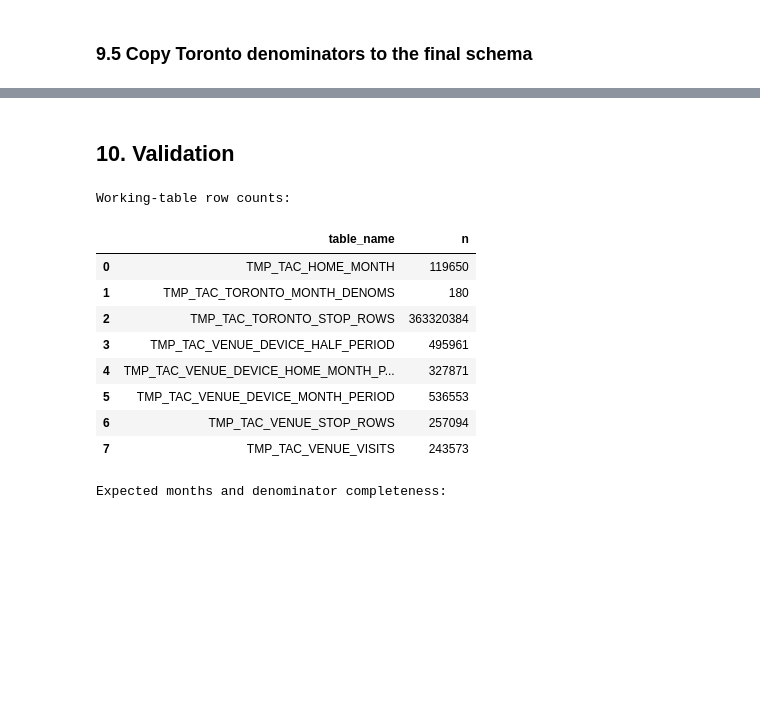
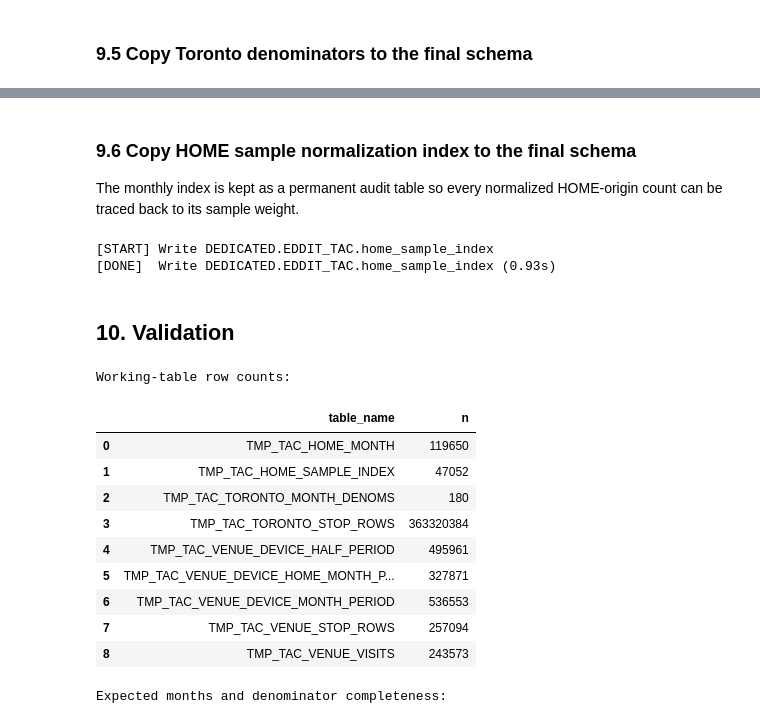
Before and after one commit to schoolofcities/eddit-tac, a Jupyter notebook: analysis/activity/tac_venues_stops_homes.ipynb, the cells around one changed output, grey strips where cells are left out. Drawn from its saved outputs; the diff is of its cells as text; code cells hidden in the pictures; blank space fills up the shorter version.

Commit message:
Re-run activity query on updated venue list and normalize

```diff
--- a/analysis/activity/tac_venues_stops_homes.ipynb
+++ b/analysis/activity/tac_venues_stops_homes.ipynb
@@ -102,6 +123,7 @@ OUT_TABLE_VENUES_REPEAT = f"{OUT_SCHEMA}.venues_repeat_visitors"
 OUT_TABLE_VENUES_HOMES_MONTHLY = f"{OUT_SCHEMA}.venues_homes_monthly"
 OUT_TABLE_VENUES_HOMES = f"{OUT_SCHEMA}.venues_homes"
 OUT_TABLE_TORONTO_DENOMS = f"{OUT_SCHEMA}.toronto_month_denoms"
+OUT_TABLE_HOME_SAMPLE_INDEX = f"{OUT_SCHEMA}.home_sample_index"
 OUT_TABLE_GEOHASH_DIAGNOSTICS = f"{OUT_SCHEMA}.venues_geohash9_diagnostics"
 
 # -------------------------------------------------------------------
@@ -129,6 +151,20 @@ VISIT_MERGE_GAP_MINUTES = 60
 TIME_PERIODS = ["all", "weekdays", "weekends", "nine-five", "evening"]
 
 # -------------------------------------------------------------------
+# Sample normalization
+# -------------------------------------------------------------------
+NORMALIZATION_BASELINE_START = 20230701
+NORMALIZATION_BASELINE_END = 20231231
+NORMALIZATION_MIN_BASELINE_SAMPLE = 30
+
+# One fixed snapshot per week. Exact-date filtering allows Snowflake to prune
+# DEVICE_RECURRING_AREA much more efficiently than discovering all snapshot dates.
+NORMALIZATION_WEEKLY_DATES = [
+    int(d.strftime("%Y%m%d"))
+    for d in pd.date_range("2023-07-03", "2026-06-29", freq="7D")
+]
+
+# -------------------------------------------------------------------
 # Local files
 # -------------------------------------------------------------------
 VENUES_PATH = "./venues-boundaries.geo.json"
@@ -154,6 +190,7 @@ TMP_VENUE_VISITS = f"{TMP_SCHEMA}.TMP_TAC_VENUE_VISITS"
 TMP_VENUE_DEVICE_MONTH_PERIOD = f"{TMP_SCHEMA}.TMP_TAC_VENUE_DEVICE_MONTH_PERIOD"
 TMP_VENUE_DEVICE_HALF_PERIOD = f"{TMP_SCHEMA}.TMP_TAC_VENUE_DEVICE_HALF_PERIOD"
 TMP_HOME_MONTH = f"{TMP_SCHEMA}.TMP_TAC_HOME_MONTH"
+TMP_HOME_SAMPLE_INDEX = f"{TMP_SCHEMA}.TMP_TAC_HOME_SAMPLE_INDEX"
 TMP_VENUE_DEVICE_HOME_MONTH_PERIOD = f"{TMP_SCHEMA}.TMP_TAC_VENUE_DEVICE_HOME_MONTH_PERIOD"
 
 # Pilot tables use a separate prefix and do not overwrite full-run tables.
@@ -170,6 +207,12 @@ PILOT_DEVICE_HOME_MONTH_PERIOD = f"{PILOT_PREFIX}_DEVICE_HOME_MONTH_PERIOD"
 print(f"Study period: {DATE_START}–{DATE_END}")
 print(f"Pilot period: {PILOT_DATE_START}–{PILOT_DATE_END}")
 print(f"Visit merge gap: {VISIT_MERGE_GAP_MINUTES} minutes")
+print(f"Normalization weekly snapshots: {len(NORMALIZATION_WEEKLY_DATES):,}")
+print(
+    "Normalization baseline: "
+    f"{NORMALIZATION_BASELINE_START}–{NORMALIZATION_BASELINE_END}; "
+    f"minimum direct geohash6 baseline sample: {NORMALIZATION_MIN_BASELINE_SAMPLE}"
+)
 # %% [output]
 Study period: 20230701–20260630
 Pilot period: 20230701–20230930
@@ -1677,30 +1980,61 @@ with timer(f"Write {OUT_TABLE_TORONTO_DENOMS}"):
+# %% [markdown]
+### 9.6 Copy HOME sample normalization index to the final schema
+
+The monthly index is kept as a permanent audit table so every normalized HOME-origin count can be traced back to its sample weight.
+# %%
+copy_home_sample_index_sql = f"""
+CREATE OR REPLACE TABLE {OUT_TABLE_HOME_SAMPLE_INDEX} AS
+SELECT
+    year_month,
+    home_geohash6,
+    current_sample,
+    weekly_snapshots,
+    baseline_sample,
+    baseline_cv,
+    baseline_weekly_snapshots,
+    sample_index,
+    sample_ratio,
+    toronto_current_sample,
+    toronto_baseline_sample,
+    toronto_sample_ratio,
+    applied_sample_ratio,
+    normalization_method
+FROM {TMP_HOME_SAMPLE_INDEX}
+"""
+with timer(f"Write {OUT_TABLE_HOME_SAMPLE_INDEX}"):
+    snow_engine.read_sql(copy_home_sample_index_sql)
+# %% [output]
+[START] Write DEDICATED.EDDIT_TAC.home_sample_index
+[DONE]  Write DEDICATED.EDDIT_TAC.home_sample_index (0.93s)
 # %% [markdown]
 ## 10. Validation
 # %%
 print("Working-table row counts:")
 sanity_sql = f"""
 SELECT 'TMP_TAC_TORONTO_STOP_ROWS' AS table_name, COUNT(*) AS n FROM {TMP_TORONTO_STOP_ROWS}
 UNION ALL SELECT 'TMP_TAC_TORONTO_MONTH_DENOMS', COUNT(*) FROM {TMP_TORONTO_MONTH_DENOMS}
 UNION ALL SELECT 'TMP_TAC_VENUE_STOP_ROWS', COUNT(*) FROM {TMP_VENUE_STOP_ROWS}
 UNION ALL SELECT 'TMP_TAC_VENUE_VISITS', COUNT(*) FROM {TMP_VENUE_VISITS}
 UNION ALL SELECT 'TMP_TAC_VENUE_DEVICE_MONTH_PERIOD', COUNT(*) FROM {TMP_VENUE_DEVICE_MONTH_PERIOD}
 UNION ALL SELECT 'TMP_TAC_VENUE_DEVICE_HALF_PERIOD', COUNT(*) FROM {TMP_VENUE_DEVICE_HALF_PERIOD}
 UNION ALL SELECT 'TMP_TAC_HOME_MONTH', COUNT(*) FROM {TMP_HOME_MONTH}
+UNION ALL SELECT 'TMP_TAC_HOME_SAMPLE_INDEX', COUNT(*) FROM {TMP_HOME_SAMPLE_INDEX}
 UNION ALL SELECT 'TMP_TAC_VENUE_DEVICE_HOME_MONTH_PERIOD', COUNT(*) FROM {TMP_VENUE_DEVICE_HOME_MONTH_PERIOD}
 ORDER BY table_name
 """
 display(snow_engine.read_sql(sanity_sql))
 # %% [output]
 Working-table row counts:
 |  | table_name | n |
 | 0 | TMP_TAC_HOME_MONTH | 119650 |
-| 1 | TMP_TAC_TORONTO_MONTH_DENOMS | 180 |
-| 2 | TMP_TAC_TORONTO_STOP_ROWS | 363320384 |
-| 3 | TMP_TAC_VENUE_DEVICE_HALF_PERIOD | 495961 |
-| 4 | TMP_TAC_VENUE_DEVICE_HOME_MONTH_P... | 327871 |
-| 5 | TMP_TAC_VENUE_DEVICE_MONTH_PERIOD | 536553 |
-| 6 | TMP_TAC_VENUE_STOP_ROWS | 257094 |
-| 7 | TMP_TAC_VENUE_VISITS | 243573 |
+| 1 | TMP_TAC_HOME_SAMPLE_INDEX | 47052 |
+| 2 | TMP_TAC_TORONTO_MONTH_DENOMS | 180 |
+| 3 | TMP_TAC_TORONTO_STOP_ROWS | 363320384 |
+| 4 | TMP_TAC_VENUE_DEVICE_HALF_PERIOD | 495961 |
+| 5 | TMP_TAC_VENUE_DEVICE_HOME_MONTH_P... | 327871 |
+| 6 | TMP_TAC_VENUE_DEVICE_MONTH_PERIOD | 536553 |
+| 7 | TMP_TAC_VENUE_STOP_ROWS | 257094 |
+| 8 | TMP_TAC_VENUE_VISITS | 243573 |
 # %%
 print("Expected months and denominator completeness:")
 display(snow_engine.read_sql(f"""
```
Also changed, not shown: parts of 33 cells of this notebook, 1 other file.
